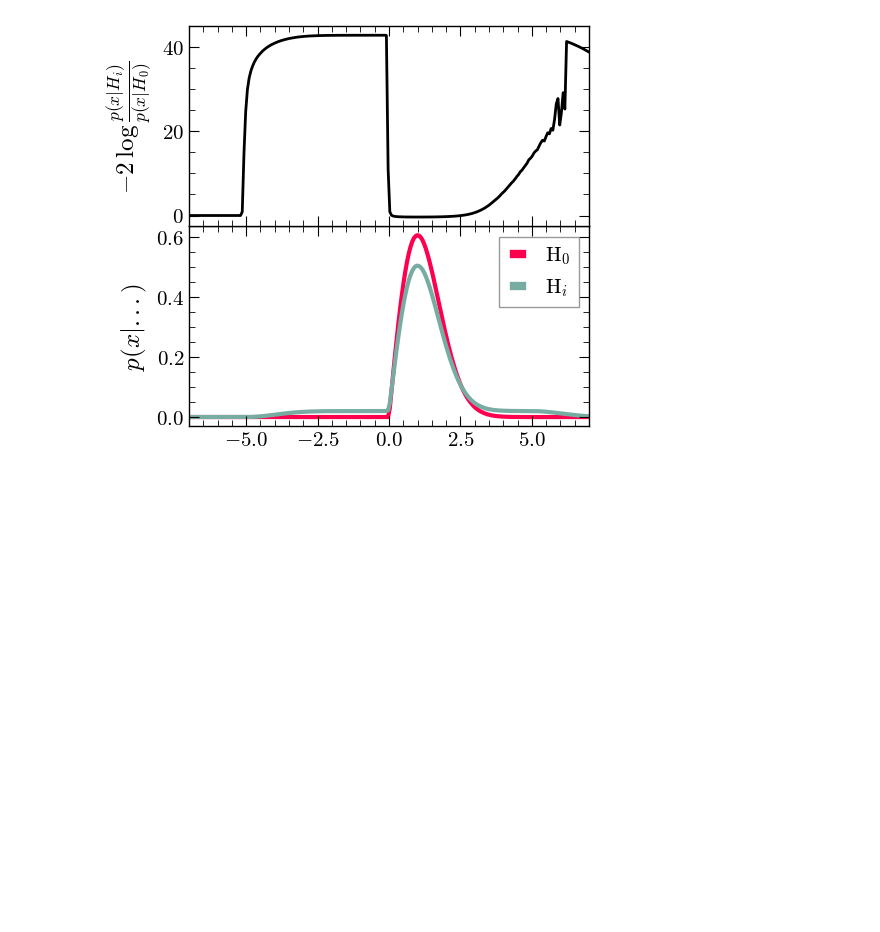
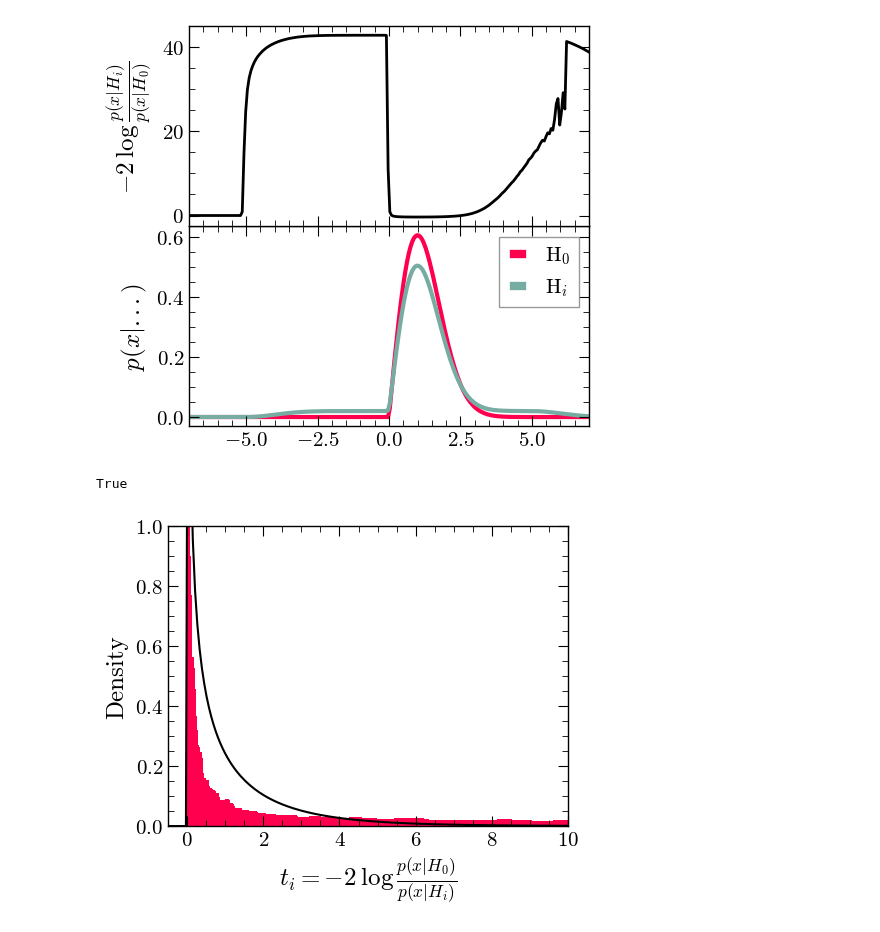
Before and after one commit to james-alvey-42/gw-mist, a Jupyter notebook: notebooks/week6/KDE_new.ipynb, the cells around one changed output. Cells and saved outputs as stored; diff of their text form; code cells hidden in the pictures; blank space fills up the shorter version.

```diff
--- a/notebooks/week6/KDE_new.ipynb
+++ b/notebooks/week6/KDE_new.ipynb
@@ -155,3 +155,26 @@ plt.tight_layout()
 plt.savefig(f'figs/newkde.png', dpi=700, bbox_inches = 'tight')
 # %% [output]
 [figure]
+# %%
+from scipy.interpolate import interp1d
+from scipy.stats import chi2
+
+t_erpolator = interp1d(grid, ti)
+million = np.linspace(0,6,1000000)
+
+ti_big  = t_erpolator(million)
+fig, ax = pf.create_plot()
+
+ax.hist(ti_big-min(ti_big), bins=1000, density=True, color='#ff004f')
+chi2 = scipy.stats.chi2.pdf(grid, df=1, loc=0)
+ax.plot(grid, chi2,color='black')
+ax.set_ylim([0,1])
+ax.set_xlim([-.5,10])
+
+ax.set_xlabel(r'$t_i=-2\:\log\frac{p(x|H_0)}{p(x|H_i)}$')
+ax.set_ylabel(r'Density')
+
+pf.fix_plot([ax])
+# %% [output]
+True
+[figure, added]
```
Also changed, not shown: parts of 2 cells of this notebook.
